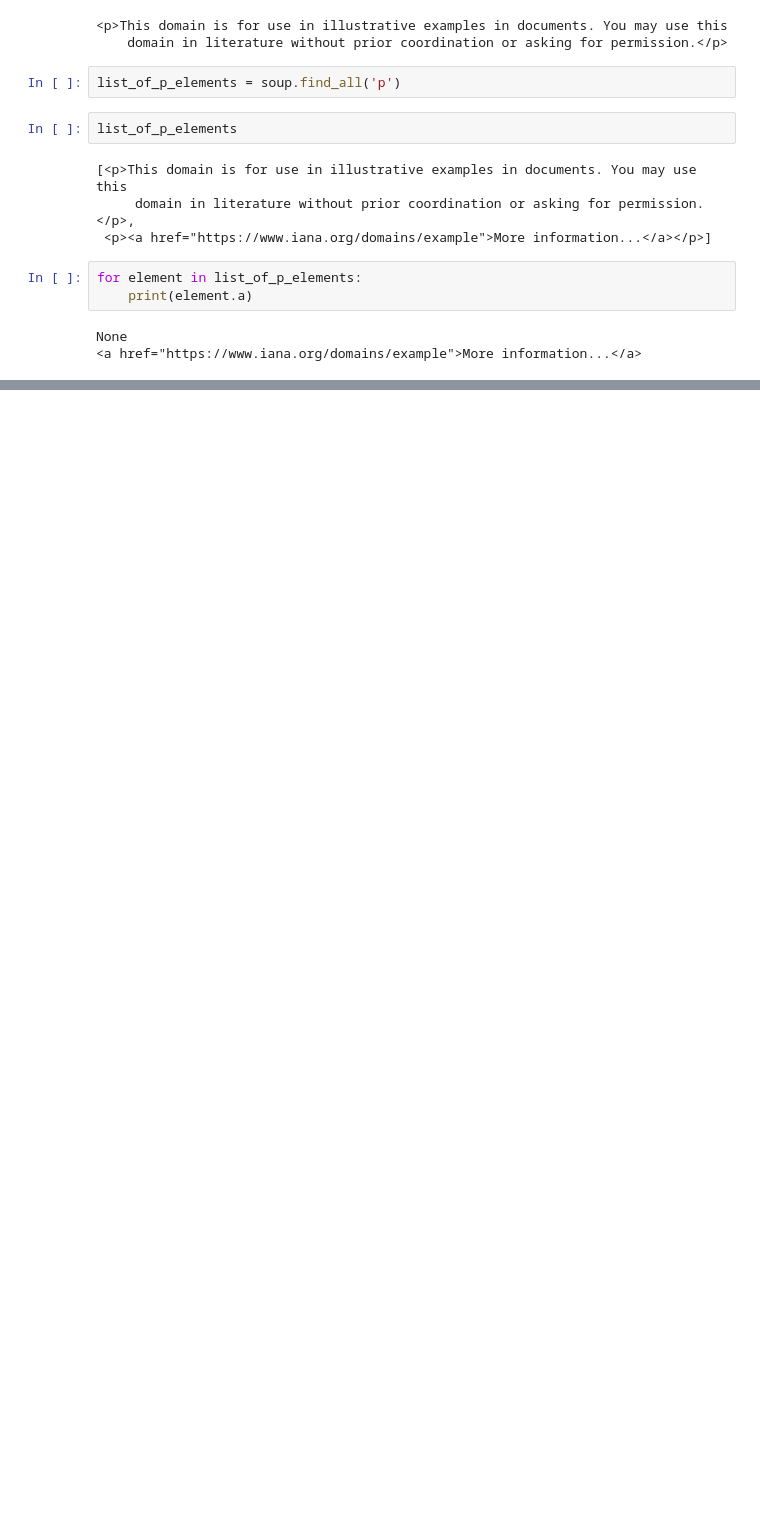
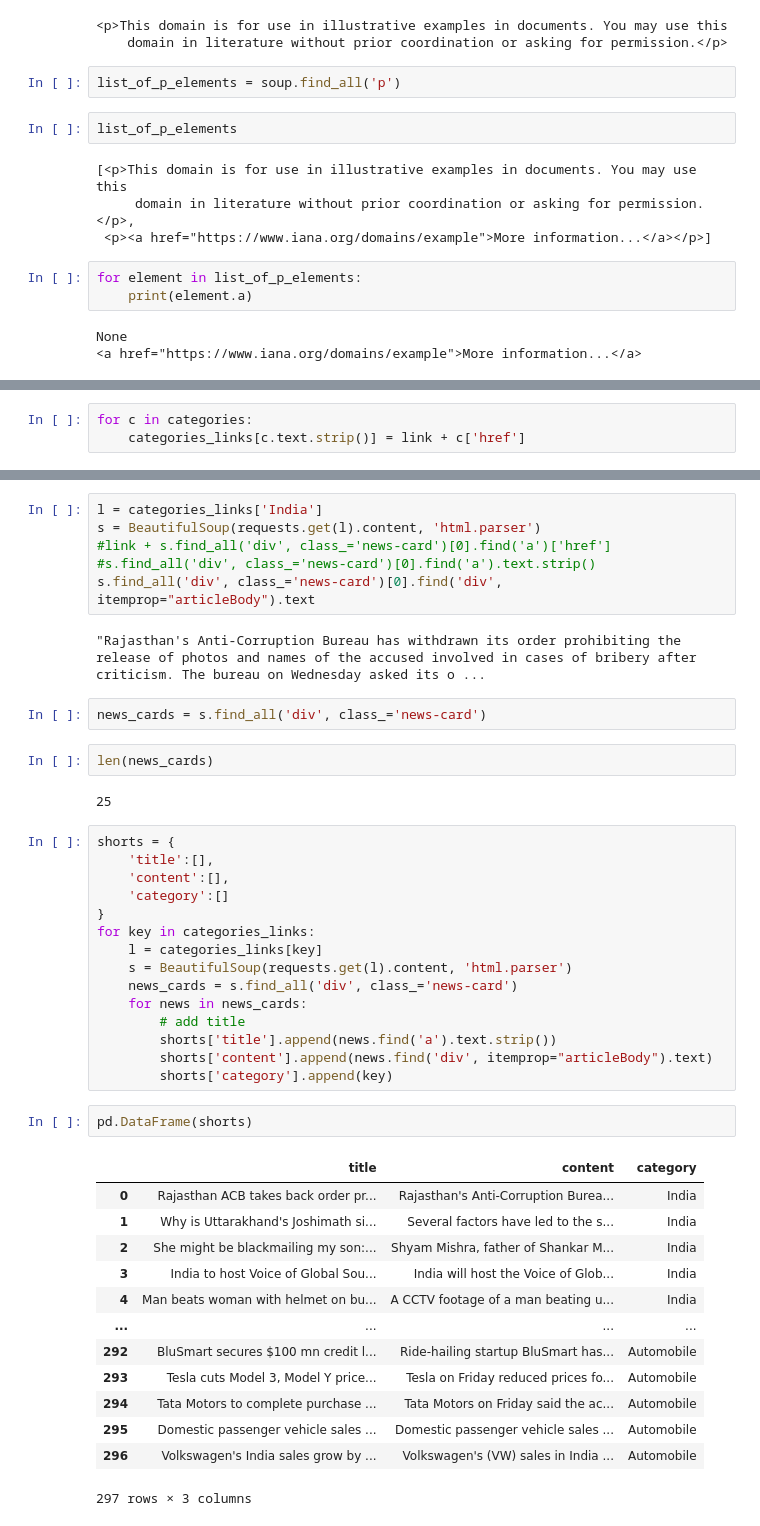
Before and after one commit to nadia-paz/natural-language-processing-exercises, a Jupyter notebook: acquire-lesson.ipynb, the cells around one changed output, grey strips where cells are left out. Drawn from its saved outputs; the diff is of its cells as text; blank space fills up the shorter version.

```diff
--- a/acquire-lesson.ipynb
+++ b/acquire-lesson.ipynb
@@ -74,0 +341,3 @@ None
+# %%
+for c in categories:
+    categories_links[c.text.strip()] = link + c['href']
@@ -74,0 +363,45 @@ None
+# %%
+l = categories_links['India']
+s = BeautifulSoup(requests.get(l).content, 'html.parser')
+#link + s.find_all('div', class_='news-card')[0].find('a')['href']
+#s.find_all('div', class_='news-card')[0].find('a').text.strip()
+s.find_all('div', class_='news-card')[0].find('div', itemprop="articleBody").text
+# %% [output]
+"Rajasthan's Anti-Corruption Bureau has withdrawn its order prohibiting the release of photos and names of the accused involved in cases of bribery after criticism. The bureau on Wednesday asked its o ...
+# %%
+news_cards = s.find_all('div', class_='news-card')
+# %%
+len(news_cards)
+# %% [output]
+25
+# %%
+shorts = {
+    'title':[],
+    'content':[],
+    'category':[]
+}
+for key in categories_links:
+    l = categories_links[key]
+    s = BeautifulSoup(requests.get(l).content, 'html.parser')
+    news_cards = s.find_all('div', class_='news-card')
+    for news in news_cards:
+        # add title
+        shorts['title'].append(news.find('a').text.strip())
+        shorts['content'].append(news.find('div', itemprop="articleBody").text)
+        shorts['category'].append(key)
+# %%
+pd.DataFrame(shorts)
+# %% [output]
+|  | title | content | category |
+| 0 | Rajasthan ACB takes back order pr... | Rajasthan's Anti-Corruption Burea... | India |
+| 1 | Why is Uttarakhand's Joshimath si... | Several factors have led to the s... | India |
+| 2 | She might be blackmailing my son:... | Shyam Mishra, father of Shankar M... | India |
+| 3 | India to host Voice of Global Sou... | India will host the Voice of Glob... | India |
+| 4 | Man beats woman with helmet on bu... | A CCTV footage of a man beating u... | India |
+| ... | ... | ... | ... |
+| 292 | BluSmart secures $100 mn credit l... | Ride-hailing startup BluSmart has... | Automobile |
+| 293 | Tesla cuts Model 3, Model Y price... | Tesla on Friday reduced prices fo... | Automobile |
+| 294 | Tata Motors to complete purchase ... | Tata Motors on Friday said the ac... | Automobile |
+| 295 | Domestic passenger vehicle sales ... | Domestic passenger vehicle sales ... | Automobile |
+| 296 | Volkswagen's India sales grow by ... | Volkswagen's (VW) sales in India ... | Automobile |
+297 rows × 3 columns
```
Also changed, not shown: parts of 41 cells of this notebook, 1 other file.
